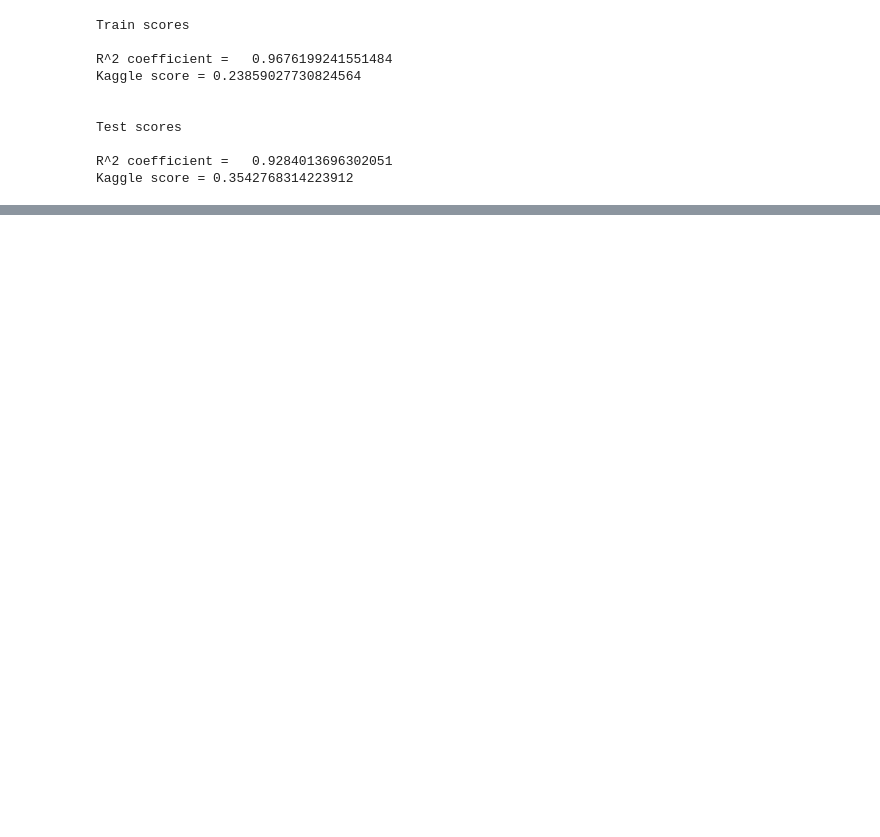
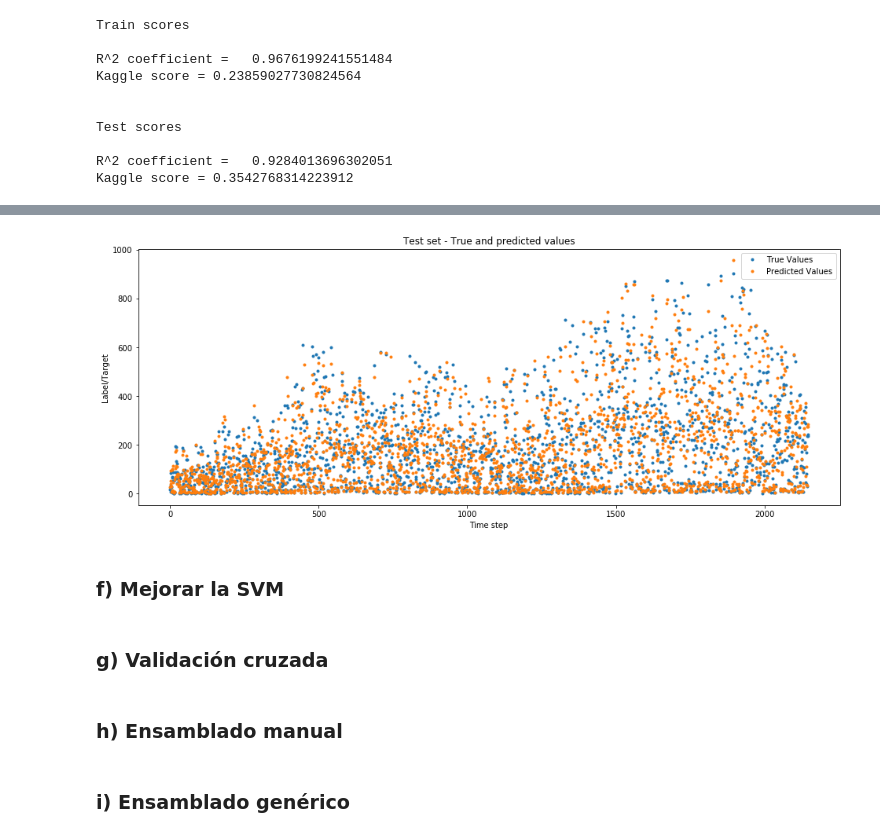
Before and after one commit to ddist/MachineLearning_3, a Jupyter notebook: 2.ipynb, the cells around one changed output, grey strips where cells are left out. Cells and saved outputs as stored; diff of their text form; code cells hidden in the pictures; blank space fills up the shorter version.

```diff
--- a/2.ipynb
+++ b/2.ipynb
@@ -574,0 +621,20 @@ Kaggle score = 0.3542768314223912
+# %%
+f, ax = plt.subplots(1)
+f.set_size_inches(16,6)
+ax.plot(np.arange(0, Y_test.size), Y_test,".", label="True Values")
+ax.plot(np.arange(0, Y_test.size), np.exp(model.predict(x_t_s)), ".", label="Predicted Values")
+ax.set_xlabel("Time step")
+ax.set_ylabel("Label/Target")
+ax.set_title("Test set - True and predicted values")
+ax.legend()
+plt.show()
+# %% [output]
+[figure, added]
+# %% [markdown]
+### f) Mejorar la SVM
+# %% [markdown]
+### g) Validación cruzada
+# %% [markdown]
+### h) Ensamblado manual
+# %% [markdown]
+### i) Ensamblado genérico
```
Also changed, not shown: parts of 41 cells of this notebook.
